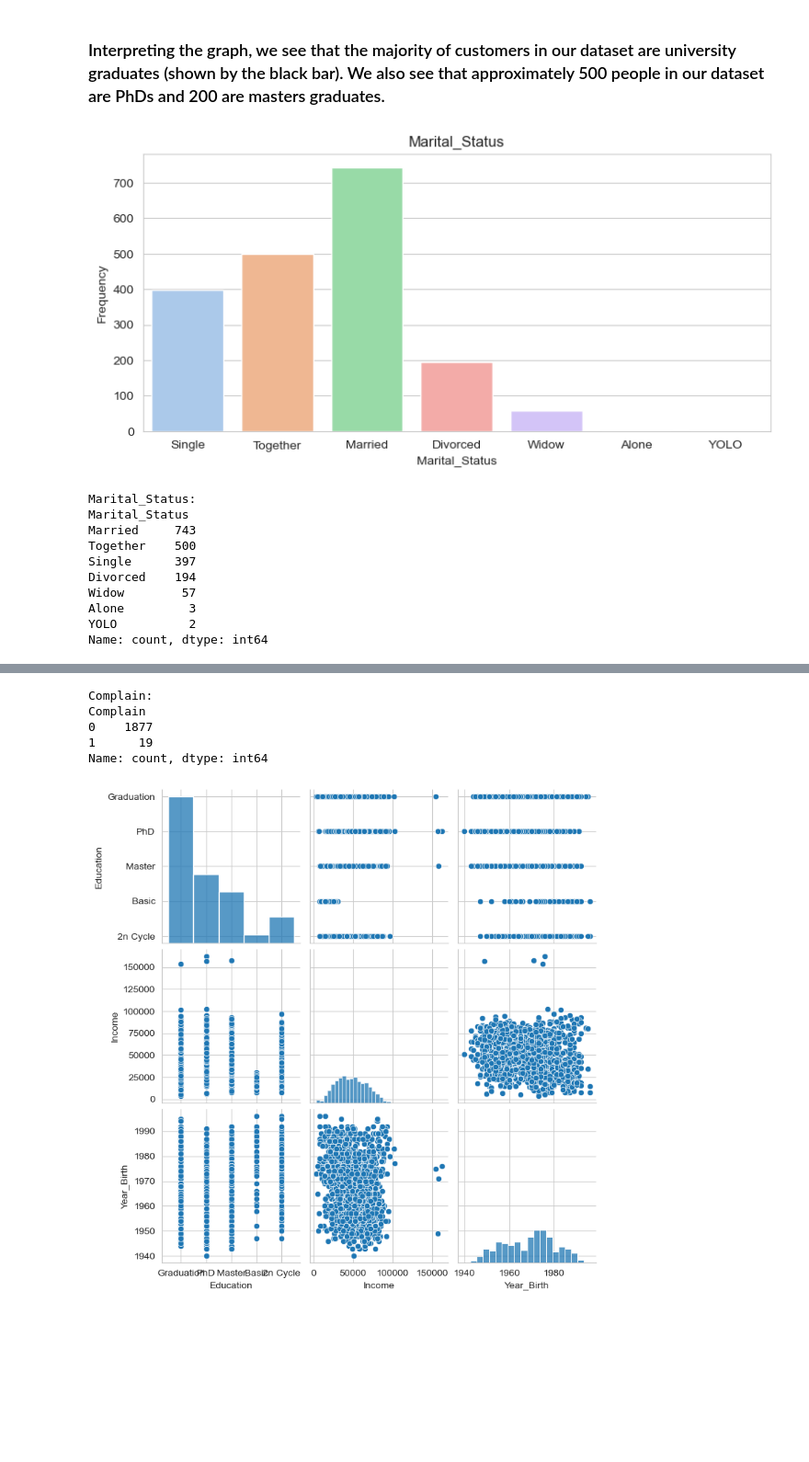
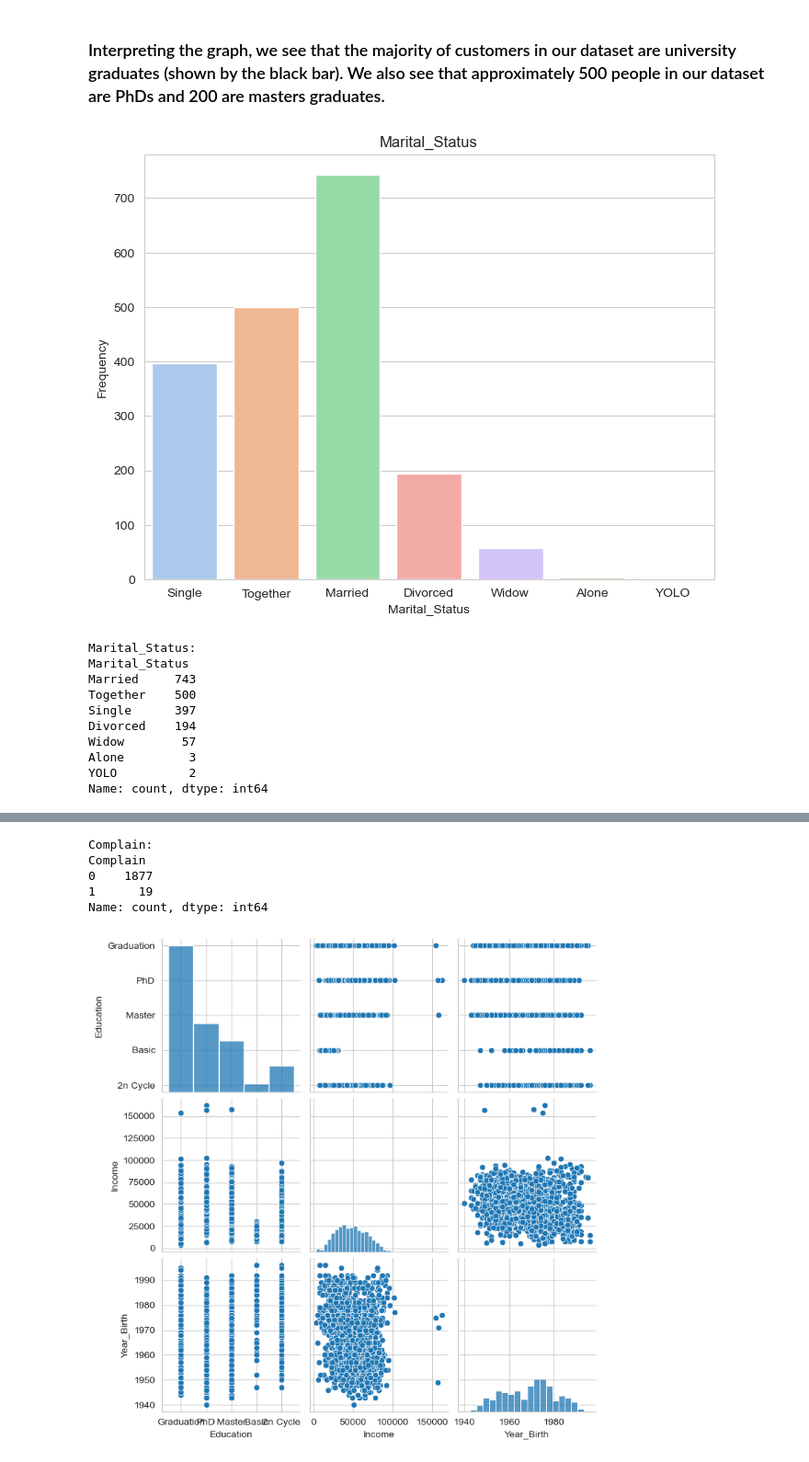
Before and after one commit to vkr93/Data-Science-and-Machine-Learning-INDE-577---Spring-2024-, a Jupyter notebook: Unsupervised Learning/1_K_means_Clustering/k_means_clustering.ipynb, the cells around one changed output, grey strips where cells are left out. Shown at 92% size. Saved outputs shown, nothing was run; the diff lists cells and outputs as text; code cells hidden in the pictures; blank space fills up the shorter version.

```diff
--- a/Unsupervised Learning/1_K_means_Clustering/k_means_clustering.ipynb
+++ b/Unsupervised Learning/1_K_means_Clustering/k_means_clustering.ipynb
@@ -126,23 +126,23 @@ plt.show()
 ### Interpreting the graph, we see that the majority of customers in our dataset are university graduates (shown by the black bar). We also see that approximately 500 people in our dataset are PhDs and 200 are masters graduates.
 # %%
 def bar_plot(feature):
-    plt.figure(figsize=(9, 4))
+    plt.figure(figsize=(8, 6))
 
     sns.countplot(x=feature, data=data, palette="pastel")
 
     plt.ylabel("Frequency")
     plt.title(feature)
     plt.show()
 
     varV = data[feature].value_counts()
     print(f"{feature}:\n{varV}")
 
 categorical_variables = ["Marital_Status", "Complain"]
 
 for variable in categorical_variables:
     bar_plot(variable)
 # %% [output]
-[figure, old version]
+[figure, new version]
 Marital_Status:
 Marital_Status
 Married     743
```
Also changed, not shown: parts of 8 cells of this notebook.
